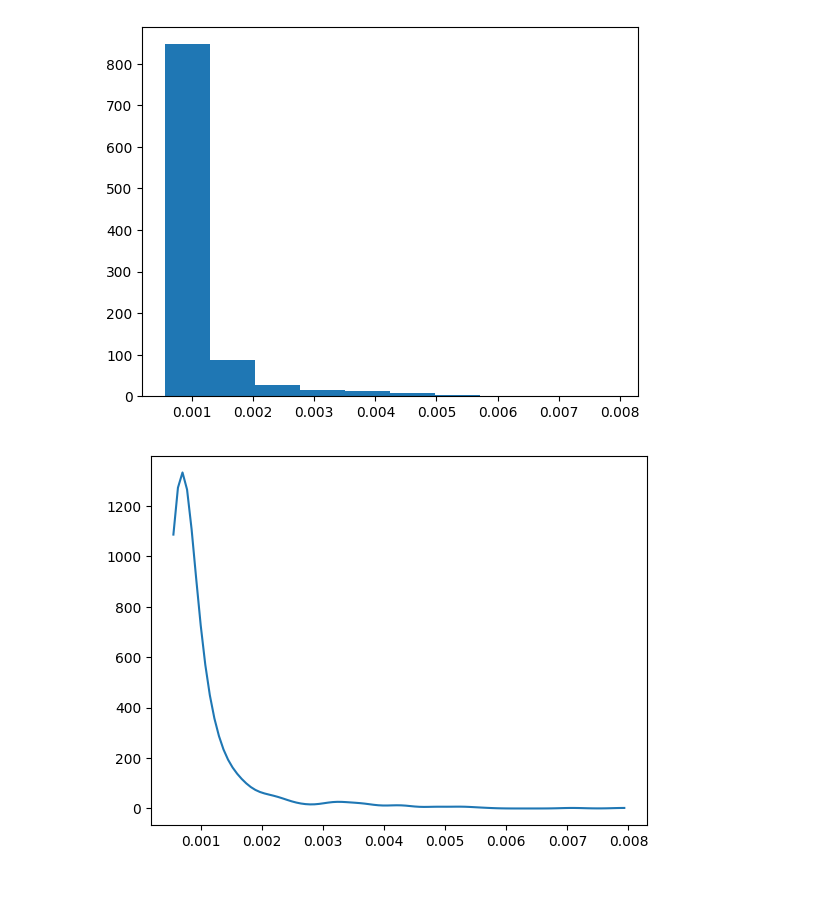
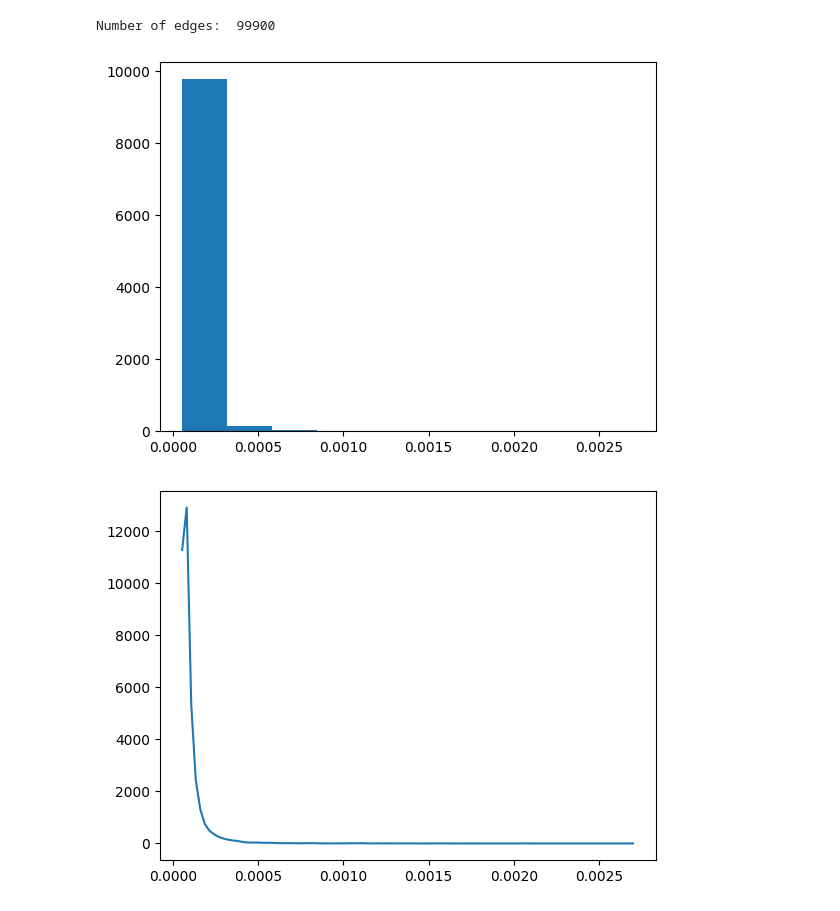
Before and after one commit to tobiashillmer/MLinWeb, a Jupyter notebook: Exercise_1_PTask2/page_rank_comparision.ipynb, the cells around one changed output. Cells and saved outputs as stored; diff of their text form; code cells hidden in the pictures.

```diff
--- a/Exercise_1_PTask2/page_rank_comparision.ipynb
+++ b/Exercise_1_PTask2/page_rank_comparision.ipynb
@@ -35,14 +50,17 @@ plt.show()
 # %%
-ba_graph = nx.barabasi_albert_graph(1000, 10)
+ba_graph = nx.barabasi_albert_graph(10000, 10)
 ba_rank = np.array(list(nx.pagerank(ba_graph).values()))
+
+print("Number of edges: ", len(ba_graph.edges))
 
 plt.hist(ba_rank, 10)
 plt.show()
 
 kde = gaussian_kde(ba_rank)
 data_space = np.linspace( min(ba_rank), max(ba_rank), 100 )
 plt.plot(data_space, kde(data_space))
 plt.show()
 # %% [output]
+Number of edges:  99900
-[figure, old version]
+[figure, new version]
-[figure, old version]
+[figure, new version]
```
Also changed, not shown: parts of 7 cells of this notebook, 2 other files.
